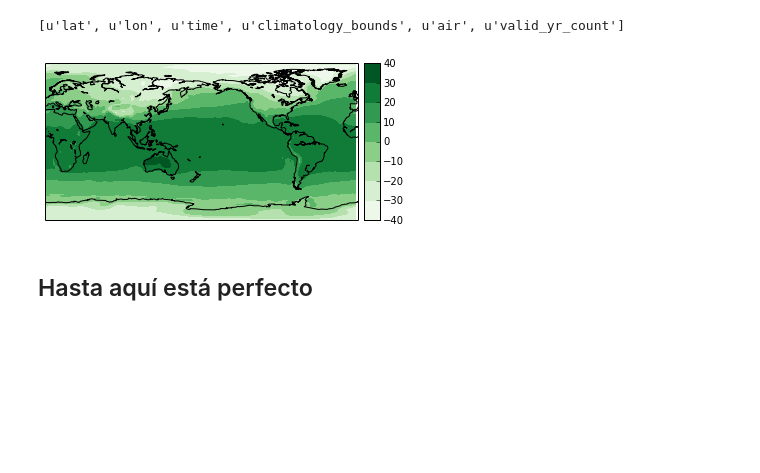
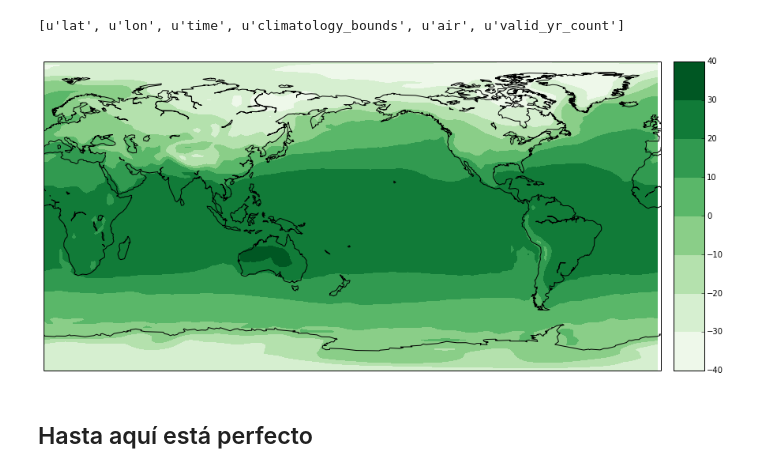
Before and after one commit to alvise30/CM20151_HW4_ElkinAlvis, a Jupyter notebook: P2/Punto2.ipynb, the cells around one changed output. Saved outputs shown, nothing was run; the diff lists cells and outputs as text; code cells hidden in the pictures; blank space fills up the shorter version.

```diff
--- a/P2/Punto2.ipynb
+++ b/P2/Punto2.ipynb
@@ -75,14 +75,15 @@ air = nc.variables['air'][0,:,:]
 lat = nc.variables['lat'][:]
 lon = nc.variables['lon'][:]
 # %%
+plt.figure(figsize=(15,10))
 lon2d, lat2d = meshgrid(lon, lat)
 b = Basemap(lon_0=180) #This defines the center of the map, 180 since longitudes go from 0 to 360
 x, y = b(lon2d, lat2d)
 b.contourf(x, y, air, cmap=get_cmap('Greens'))
 b.drawcoastlines()
 b.colorbar();
 # %% [output]
-[figure, old version]
+[figure, new version]
 # %% [markdown]
 Hasta aquí está perfecto
 -------------------------
```
Also changed, not shown: 3 other files.
